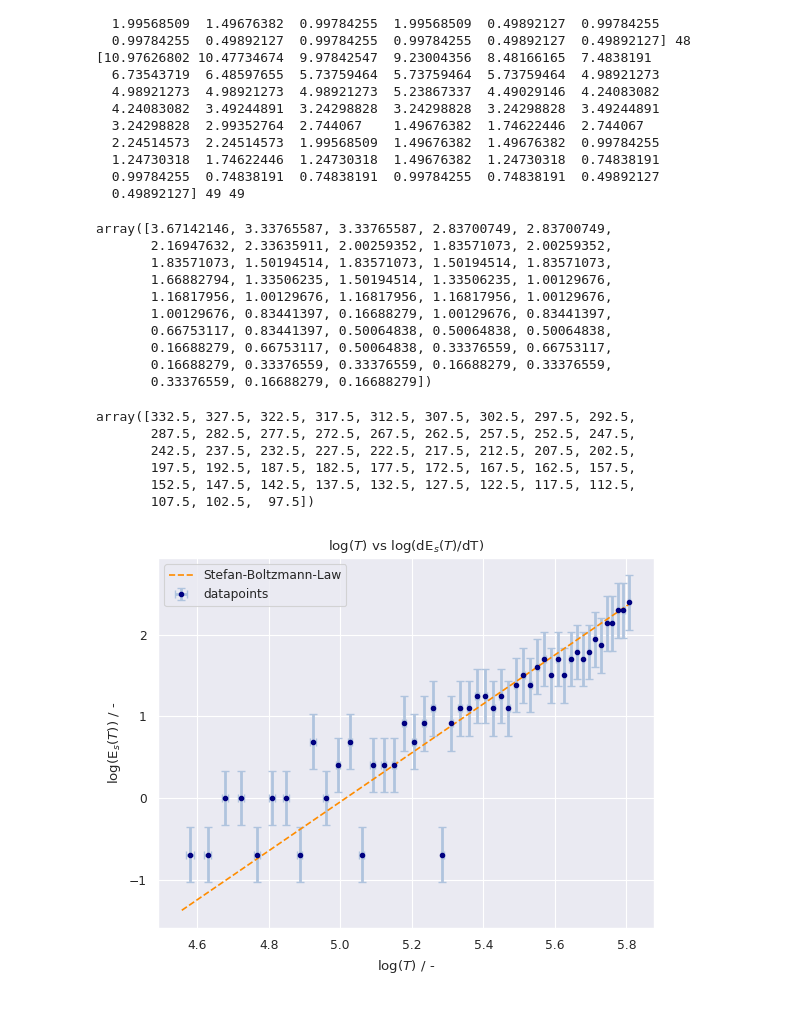
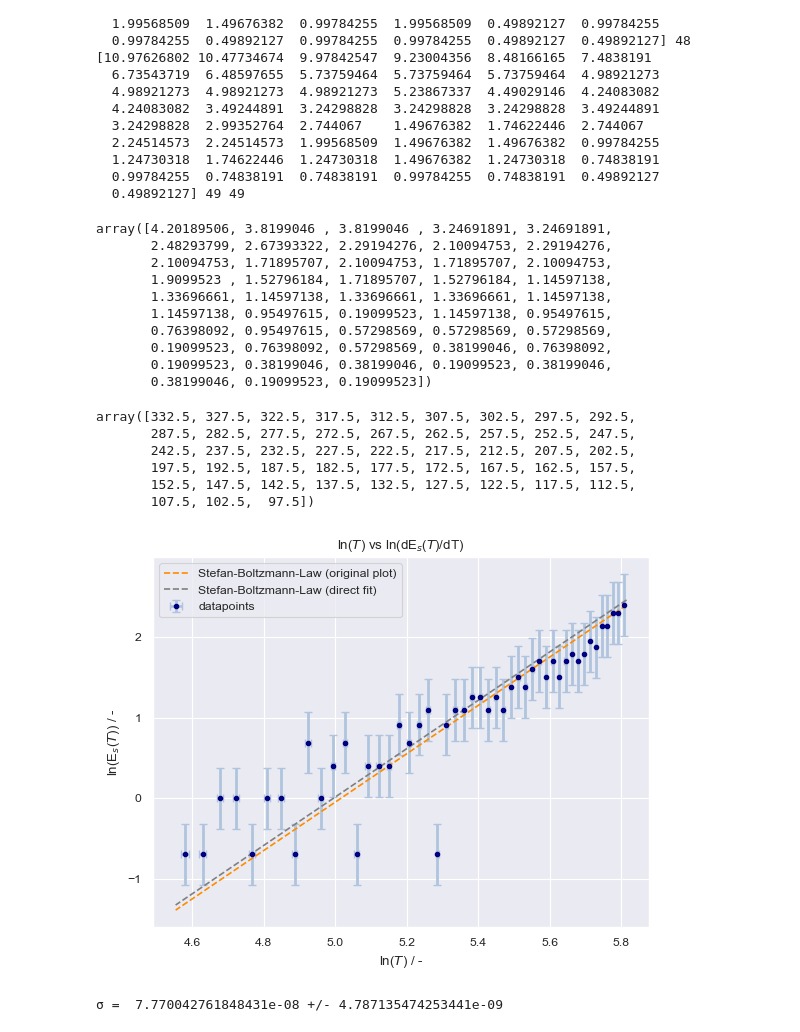
Before and after one commit to KemalOenen/Grundpraktikum2_Gruppe1_SS23, a Jupyter notebook: Versuch10/SchwarzerStrahler-new.ipynb, the cells around one changed output. Cells and saved outputs as stored; diff of their text form; code cells hidden in the pictures.

```diff
--- a/Versuch10/SchwarzerStrahler-new.ipynb
+++ b/Versuch10/SchwarzerStrahler-new.ipynb
@@ -41,8 +41,8 @@ plt.show()
 df=pd.read_csv('EmittiereteStrahlung.csv')
 
 d = ufloat(0.115, 0.0014) # distance between detector and aperture in m
-r_aperture = ufloat(0.015, 0.0001) / 2 # radius of the aperture in m - error is lowered
-r_detector = ufloat(0.032, 0.0001) / 2 # radius of the detector in m - error is lowered
+r_aperture = ufloat(0.015, 0.0014) / 2 # radius of the aperture in m
+r_detector = ufloat(0.032, 0.0014) / 2 # radius of the detector in m
 epsilon = ufloat(30, 10) * 10**(-6) # nominal sensitivity in V
 # %%
 volt = df['Spannung'] * 10**(-3) #in V
@@ -163,16 +163,16 @@ for i in range(len(E_per_unit_area_err) - 1):
 dE_vs_dT_err = dE_vs_dT_err[dE_vs_dT_err != 0]
 dE_vs_dT_err
 # %% [output]
-array([3.67142146, 3.33765587, 3.33765587, 2.83700749, 2.83700749,
-       2.16947632, 2.33635911, 2.00259352, 1.83571073, 2.00259352,
-       1.83571073, 1.50194514, 1.83571073, 1.50194514, 1.83571073,
-       1.66882794, 1.33506235, 1.50194514, 1.33506235, 1.00129676,
-       1.16817956, 1.00129676, 1.16817956, 1.16817956, 1.00129676,
-       1.00129676, 0.83441397, 0.16688279, 1.00129676, 0.83441397,
-       0.66753117, 0.83441397, 0.50064838, 0.50064838, 0.50064838,
-       0.16688279, 0.66753117, 0.50064838, 0.33376559, 0.66753117,
-       0.16688279, 0.33376559, 0.33376559, 0.16688279, 0.33376559,
-       0.33376559, 0.16688279, 0.16688279])
+array([4.20189506, 3.8199046 , 3.8199046 , 3.24691891, 3.24691891,
+       2.48293799, 2.67393322, 2.29194276, 2.10094753, 2.29194276,
+       2.10094753, 1.71895707, 2.10094753, 1.71895707, 2.10094753,
+       1.9099523 , 1.52796184, 1.71895707, 1.52796184, 1.14597138,
+       1.33696661, 1.14597138, 1.33696661, 1.33696661, 1.14597138,
+       1.14597138, 0.95497615, 0.19099523, 1.14597138, 0.95497615,
+       0.76398092, 0.95497615, 0.57298569, 0.57298569, 0.57298569,
+       0.19099523, 0.76398092, 0.57298569, 0.38199046, 0.76398092,
+       0.19099523, 0.38199046, 0.38199046, 0.19099523, 0.38199046,
+       0.38199046, 0.19099523, 0.19099523])
 # %%
 T_avg = np.zeros(len(dE_vs_dT_nominal))
 tempcorr = temp - temp0 #correct temperature for roomtemp (otherwise axes are wrong)
@@ -187,19 +187,21 @@ array([332.5, 327.5, 322.5, 317.5, 312.5, 307.5, 302.5, 297.5, 292.5,
        152.5, 147.5, 142.5, 137.5, 132.5, 127.5, 122.5, 117.5, 112.5,
        107.5, 102.5,  97.5])
 # %%
-plt.title("log($T$) vs log(dE$_s$($T$)/dT)")
+plt.title("ln($T$) vs ln(dE$_s$($T$)/dT)")
 plt.errorbar(np.log(T_avg), np.log(dE_vs_dT_nominal), xerr=e_temp/T_avg, yerr=dE_vs_dT_err/dE_vs_dT_nominal, markersize=6, fmt=".",color="navy", ecolor="lightsteelblue", elinewidth=2, capsize=3, label="datapoints")
 
 def lin_sbl(temp, sigma):
     return 3 * np.log(temp) + np.log(4*sigma)
 
-plt.plot(np.log(temp - temp0),lin_sbl((temp-temp0), popt), color="darkorange", ls = '--', label="Stefan-Boltzmann-Law")
+plt.plot(np.log(temp - temp0),lin_sbl((temp-temp0), popt), color="darkorange", ls = '--', label="Stefan-Boltzmann-Law (original plot)")
+plt.plot(np.log(temp - temp0),lin_sbl((temp-temp0), popt2), color="grey", ls = '--', label="Stefan-Boltzmann-Law (direct fit)")
 
-plt.xlabel("log($T$) / -")
-plt.ylabel("log(E$_s$($T$)) / -")
+
+plt.xlabel("ln($T$) / -")
+plt.ylabel("ln(E$_s$($T$)) / -")
 
 plt.legend()
-#plt.savefig("logdEdTvsT.png", dpi=500, bbox_inches='tight')
+plt.savefig("logdEdTvsT.png", dpi=500, bbox_inches='tight')
 plt.show()
 # %% [output]
-[figure, old version]
+[figure, new version]
@@ -205,0 +210,4 @@ plt.show()
+# %%
+print("σ = ", popt2[0], "+/-", np.sqrt(pcov2[0][0]))
+# %% [output]
+σ =  7.770042761848431e-08 +/- 4.787135474253441e-09
```
Also changed, not shown: parts of 7 cells of this notebook, 4 other files.
